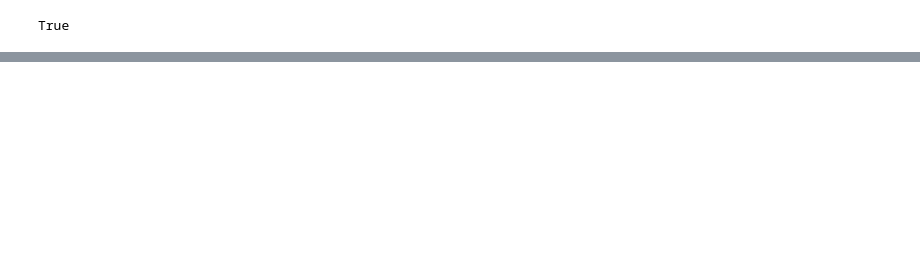
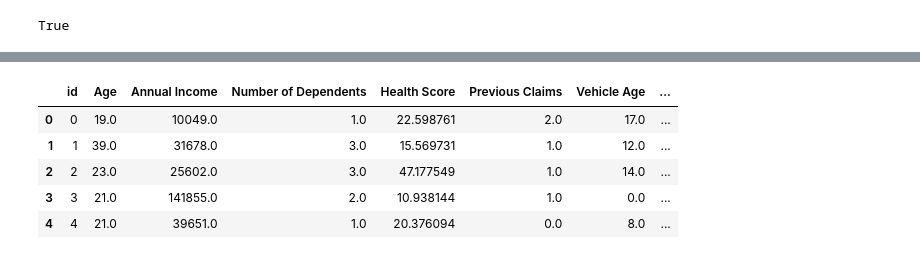
Before and after one commit to GEI-duo/meinf-ai-wp-03, a Jupyter notebook: notebooks/jordi-1.ipynb, the cells around one changed output, grey strips where cells are left out. Cells and saved outputs as stored; diff of their text form; code cells hidden in the pictures; blank space fills up the shorter version.

```diff
--- a/notebooks/jordi-1.ipynb
+++ b/notebooks/jordi-1.ipynb
@@ -76,0 +87,2 @@ True
+# %%
+df = dataframe_cache.load("0-original")
@@ -76,0 +125,10 @@ True
+# %%
+df_numerical = df.select_dtypes(include=[np.number])
+df_numerical.head()
+# %% [output]
+|  | id | Age | Annual Income | Number of Dependents | Health Score | Previous Claims | Vehicle Age | ... |
+| 0 | 0 | 19.0 | 10049.0 | 1.0 | 22.598761 | 2.0 | 17.0 | ... |
+| 1 | 1 | 39.0 | 31678.0 | 3.0 | 15.569731 | 1.0 | 12.0 | ... |
+| 2 | 2 | 23.0 | 25602.0 | 3.0 | 47.177549 | 1.0 | 14.0 | ... |
+| 3 | 3 | 21.0 | 141855.0 | 2.0 | 10.938144 | 1.0 | 0.0 | ... |
+| 4 | 4 | 21.0 | 39651.0 | 1.0 | 20.376094 | 0.0 | 8.0 | ... |
```
Also changed, not shown: parts of 25 cells of this notebook, 10 other files.
